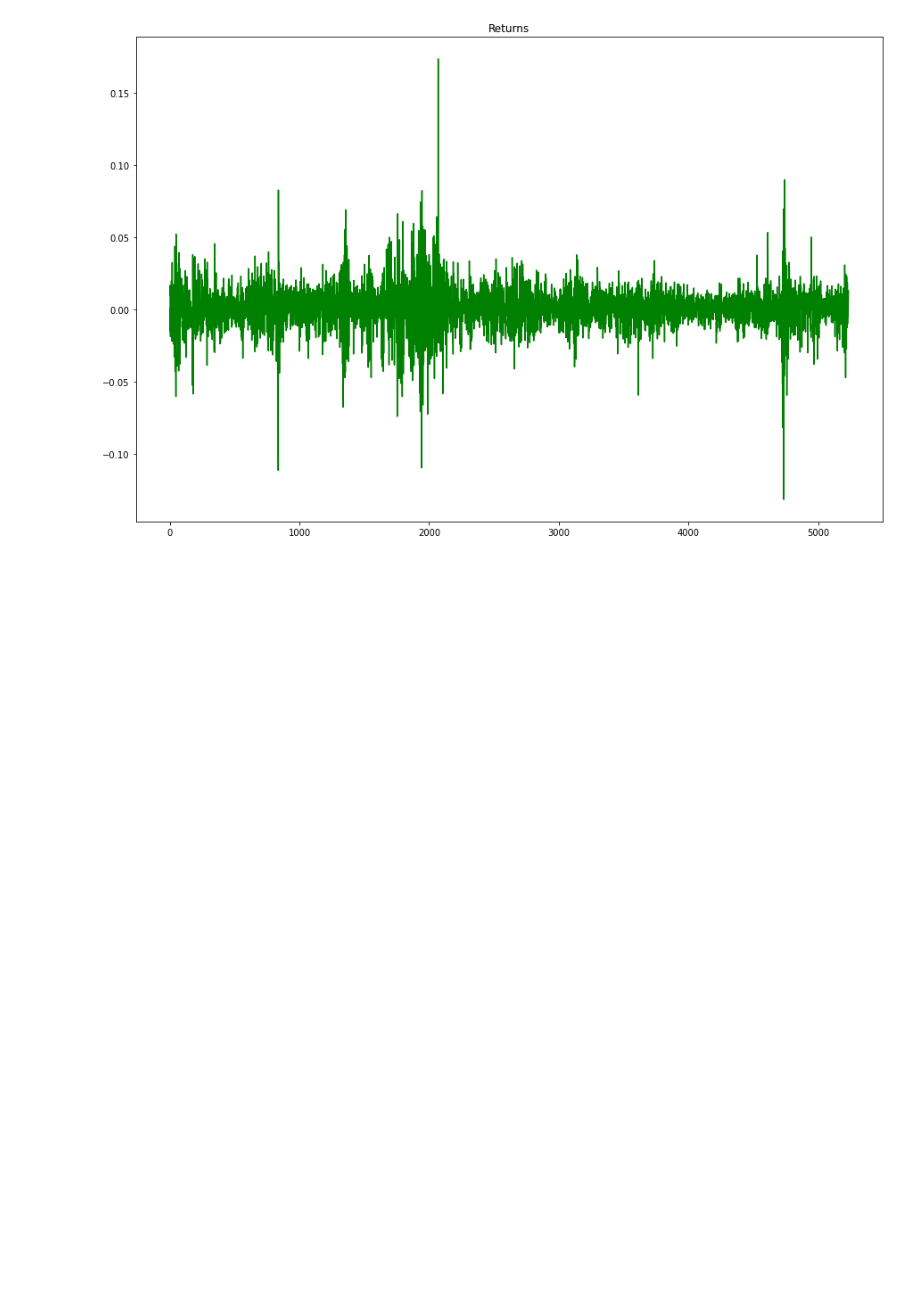
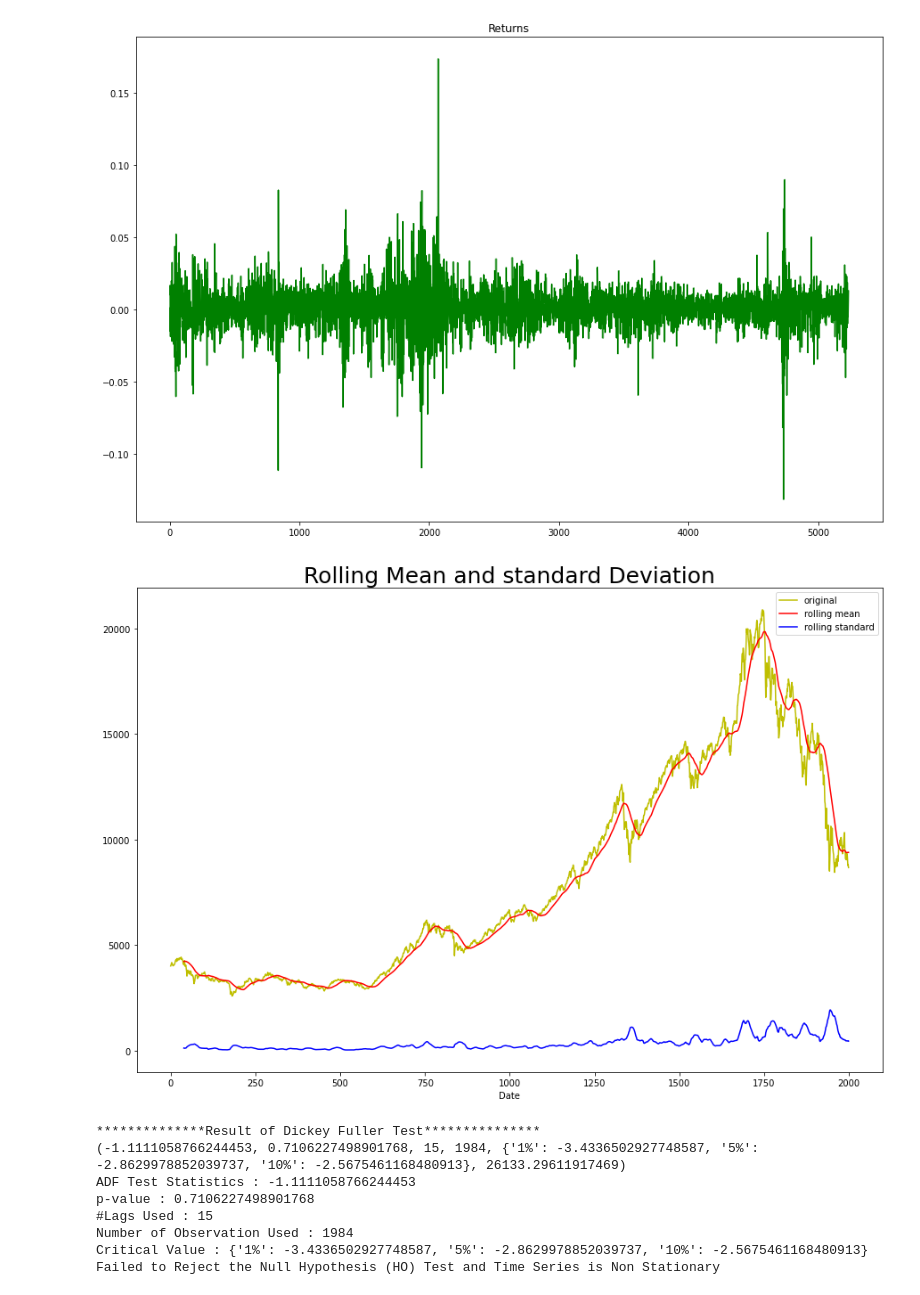
Before and after one commit to chaitsugale/Stock-Market-Prediction-The-Spark-Foundation-, a Jupyter notebook: Stock_Market_Prediction_Using_Numerical_and_Textual_Analysis(The_Spark_Foundation).ipynb, the cells around one changed output. Drawn from its saved outputs; the diff is of its cells as text; code cells hidden in the pictures; blank space fills up the shorter version.

```diff
--- a/Stock_Market_Prediction_Using_Numerical_and_Textual_Analysis(The_Spark_Foundation).ipynb
+++ b/Stock_Market_Prediction_Using_Numerical_and_Textual_Analysis(The_Spark_Foundation).ipynb
@@ -233,3 +234,43 @@ plt.title('Returns')
 # %% [output]
 Text(0.5, 1.0, 'Returns')
 [figure]
+# %%
+bse_train = bse_data[:2000]
+bse_test = bse_data[2000:]
+# %%
+def test_stationary(timeseries):
+  rolmean = timeseries.rolling(40).mean()
+  rolstd = timeseries.rolling(40).std()
+
+  plt.figure(figsize = (15,10))
+  plt.plot(timeseries,color = 'y',label = 'original')
+  plt.plot(rolmean,color='r',label = 'rolling mean')
+  plt.plot(rolstd,color = 'b',label = 'rolling standard')
+  plt.xlabel('Date')
+  plt.legend()
+  plt.title('Rolling Mean and standard Deviation',fontsize = 25)
+  plt.show(block = False)
+
+  print('**************Result of Dickey Fuller Test***************')
+  result = adfuller(timeseries,autolag = 'AIC')
+  print(result)
+  labels = ['ADF Test Statistics' , 'p-value' ,'#Lags Used','Number of Observation Used','Critical Value']
+  for value,label in zip(result,labels):
+    print(label+ ' : ' +str(value))
+  #if result[1] <= 0.05:
+  if result[0] <= result[4]["5%"]:
+    print('Reject the Null Hypothesis (Ho) test and the Time series is Stationary')
+  else:
+    print('Failed to Reject the Null Hypothesis (HO) Test and Time Series is Non Stationary')
+# %%
+test_stationary(bse_train['Close'])
+# %% [output]
+[figure, added]
+**************Result of Dickey Fuller Test***************
+(-1.1111058766244453, 0.7106227498901768, 15, 1984, {'1%': -3.4336502927748587, '5%': -2.8629978852039737, '10%': -2.5675461168480913}, 26133.29611917469)
+ADF Test Statistics : -1.1111058766244453
+p-value : 0.7106227498901768
+#Lags Used : 15
+Number of Observation Used : 1984
+Critical Value : {'1%': -3.4336502927748587, '5%': -2.8629978852039737, '10%': -2.5675461168480913}
+Failed to Reject the Null Hypothesis (HO) Test and Time Series is Non Stationary
```
Also changed, not shown: parts of 4 cells of this notebook.
